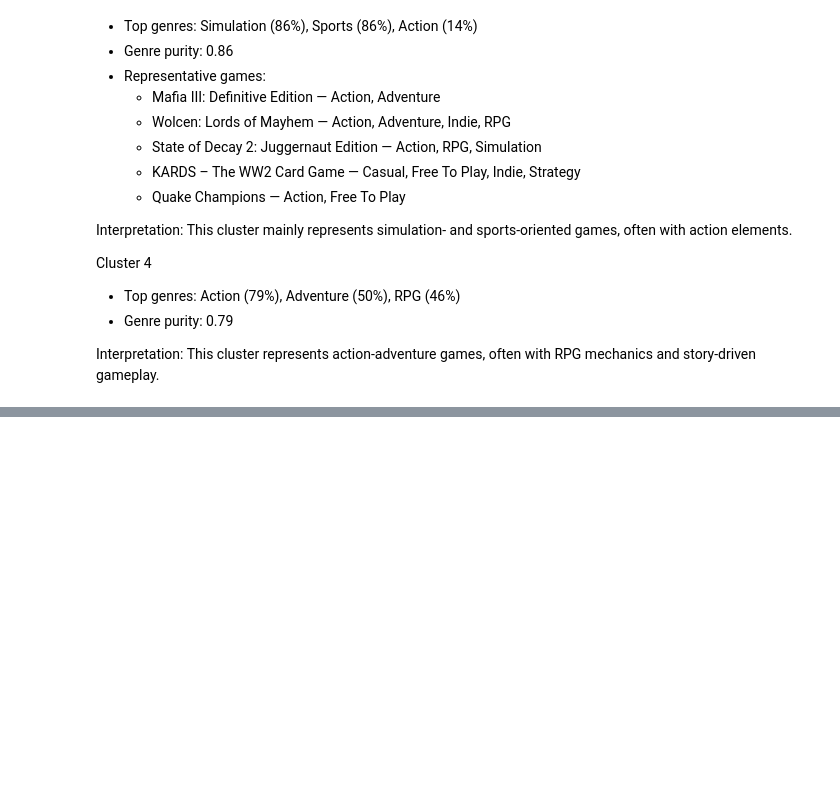
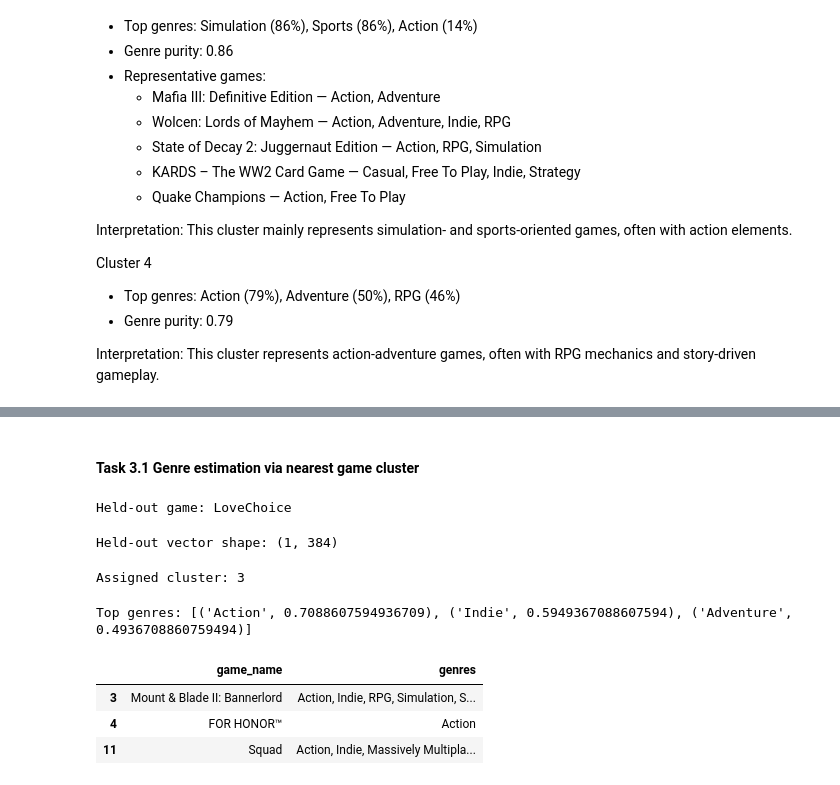
Before and after one commit to Parixxx21/ECE219-Project2, a Jupyter notebook: P2.ipynb, the cells around one changed output, grey strips where cells are left out. Cells and saved outputs as stored; diff of their text form; code cells hidden in the pictures; blank space fills up the shorter version.

Commit message:
Task 3

```diff
--- a/P2.ipynb
+++ b/P2.ipynb
@@ -678,0 +681,80 @@ This cluster represents action-adventure games, often with RPG mechanics and sto
+# %% [markdown]
+#### Task 3.1 Genre estimation via nearest game cluster
+# %%
+# Identify the held-out game
+heldout_game = df["game_name"].value_counts().index[-1]
+print("Held-out game:", heldout_game)
+
+# Get its positive reviews
+heldout_pos = df[
+    (df["game_name"] == heldout_game) &
+    (df["recommend"] == True)
+]["review_text"].astype(str).values
+
+# Compute MiniLM embedding (average)
+heldout_embeds = model.encode(
+    heldout_pos,
+    batch_size=32,
+    show_progress_bar=True,
+    normalize_embeddings=True
+)
+
+heldout_vec = heldout_embeds.mean(axis=0).reshape(1, -1)
+
+print("Held-out vector shape:", heldout_vec.shape)
+# %% [output]
+Held-out game: LoveChoice
+Held-out vector shape: (1, 384)
+# %%
+# Refit SVD on the MiniLM game matrix (same as pipeline)
+from sklearn.decomposition import TruncatedSVD
+
+svd = TruncatedSVD(n_components=50, random_state=42)
+Z_games = svd.fit_transform(X_game_minilm)
+
+# Transform held-out vector
+Z_heldout = svd.transform(heldout_vec)
+# %%
+from sklearn.cluster import KMeans
+from sklearn.metrics.pairwise import cosine_distances
+
+kmeans = KMeans(n_clusters=5, random_state=42, n_init="auto")
+game_labels = kmeans.fit_predict(Z_games)
+
+centroids = kmeans.cluster_centers_
+
+# find closest centroid
+dists = cosine_distances(Z_heldout, centroids)[0]
+assigned_cluster = dists.argmin()
+
+print("Assigned cluster:", assigned_cluster)
+# %% [output]
+Assigned cluster: 3
+# %%
+def get_cluster_info(cluster_id, n=3):
+    idxs = np.where(game_labels == cluster_id)[0]
+
+    # top genres
+    genre_counter = Counter()
+    for i in idxs:
+        genre_counter.update(games.loc[i, "genre_list"])
+
+    total = len(idxs)
+    top3 = genre_counter.most_common(3)
+    top3 = [(g, f/total) for g, f in top3]
+
+    # representative games
+    reps = games.loc[idxs, ["game_name", "genres"]].head(n)
+
+    return top3, reps
+
+top3_genres, reps = get_cluster_info(assigned_cluster)
+
+print("Top genres:", top3_genres)
+reps
+# %% [output]
+Top genres: [('Action', 0.7088607594936709), ('Indie', 0.5949367088607594), ('Adventure', 0.4936708860759494)]
+|  | game_name | genres |
+| 3 | Mount & Blade II: Bannerlord | Action, Indie, RPG, Simulation, S... |
+| 4 | FOR HONOR™ | Action |
+| 11 | Squad | Action, Indie, Massively Multipla... |
```
Also changed, not shown: parts of 18 cells of this notebook, 1 other file.
